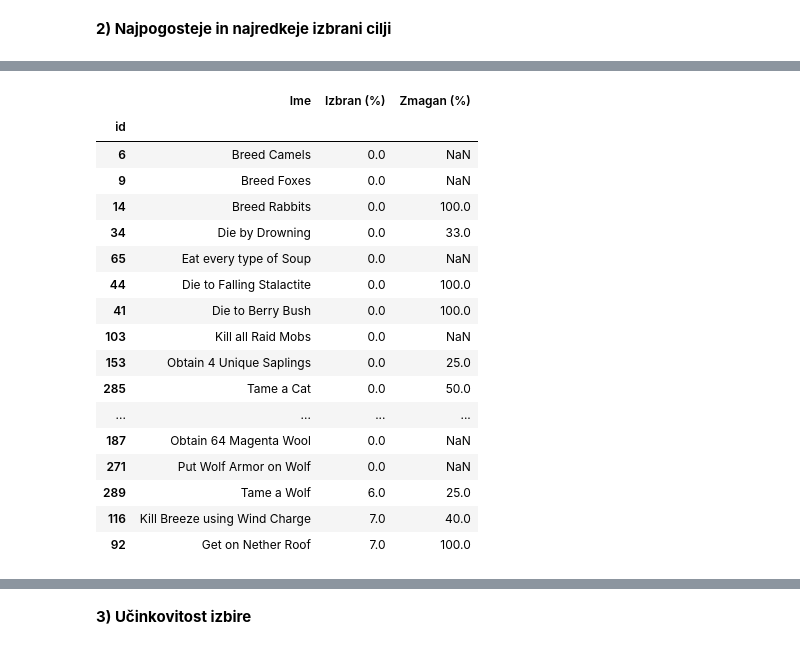
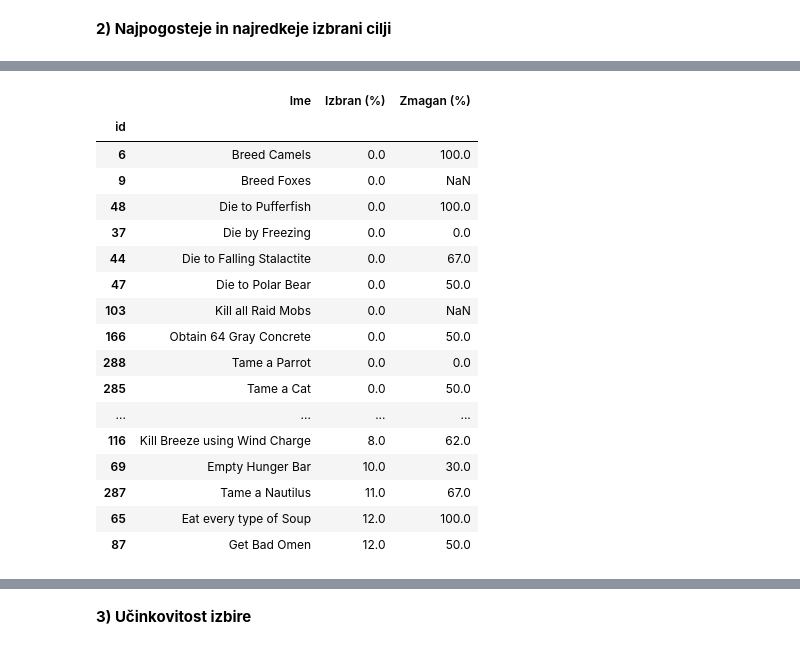
Before and after one commit to ZigaO4/UVP-seminarska, a Jupyter notebook: analiza podatkov.ipynb, the cells around one changed output, grey strips where cells are left out. Cells and saved outputs as stored; diff of their text form; code cells hidden in the pictures.

```diff
--- a/analiza podatkov.ipynb
+++ b/analiza podatkov.ipynb
@@ -112,27 +112,27 @@ goals[goals['choice'] >= 3].sort_values(by='draft_ratio', ascending=False)[['nam
 # %%
 
 
 
-goals[goals['choice'] >= 3].sort_values(by='draft_ratio', ascending=True)[['name','draft_ratio','win_ratio']].head(20).rename(columns={'name': 'Ime', 'draft_ratio': 'Izbran (%)', 'win_ratio': 'Zmagan (%)'})
+goals[goals['choice'] >= 5].sort_values(by='draft_ratio', ascending=True)[['name','draft_ratio','win_ratio']].head(20).rename(columns={'name': 'Ime', 'draft_ratio': 'Izbran (%)', 'win_ratio': 'Zmagan (%)'})
 # %% [output]
 |  | Ime | Izbran (%) | Zmagan (%) |
 | id |  |  |  |
-| 6 | Breed Camels | 0.0 | NaN |
+| 6 | Breed Camels | 0.0 | 100.0 |
 | 9 | Breed Foxes | 0.0 | NaN |
-| 14 | Breed Rabbits | 0.0 | 100.0 |
-| 34 | Die by Drowning | 0.0 | 33.0 |
-| 65 | Eat every type of Soup | 0.0 | NaN |
-| 44 | Die to Falling Stalactite | 0.0 | 100.0 |
-| 41 | Die to Berry Bush | 0.0 | 100.0 |
+| 48 | Die to Pufferfish | 0.0 | 100.0 |
+| 37 | Die by Freezing | 0.0 | 0.0 |
+| 44 | Die to Falling Stalactite | 0.0 | 67.0 |
+| 47 | Die to Polar Bear | 0.0 | 50.0 |
 | 103 | Kill all Raid Mobs | 0.0 | NaN |
-| 153 | Obtain 4 Unique Saplings | 0.0 | 25.0 |
+| 166 | Obtain 64 Gray Concrete | 0.0 | 50.0 |
+| 288 | Tame a Parrot | 0.0 | 0.0 |
 | 285 | Tame a Cat | 0.0 | 50.0 |
 | ... | ... | ... | ... |
-| 187 | Obtain 64 Magenta Wool | 0.0 | NaN |
-| 271 | Put Wolf Armor on Wolf | 0.0 | NaN |
-| 289 | Tame a Wolf | 6.0 | 25.0 |
-| 116 | Kill Breeze using Wind Charge | 7.0 | 40.0 |
-| 92 | Get on Nether Roof | 7.0 | 100.0 |
+| 116 | Kill Breeze using Wind Charge | 8.0 | 62.0 |
+| 69 | Empty Hunger Bar | 10.0 | 30.0 |
+| 287 | Tame a Nautilus | 11.0 | 67.0 |
+| 65 | Eat every type of Soup | 12.0 | 100.0 |
+| 87 | Get Bad Omen | 12.0 | 50.0 |
 # %%
 
 count_low = (goals['draft_ratio'] <= 20).sum()
```
Also changed, not shown: parts of 9 cells of this notebook, 8 other files.
